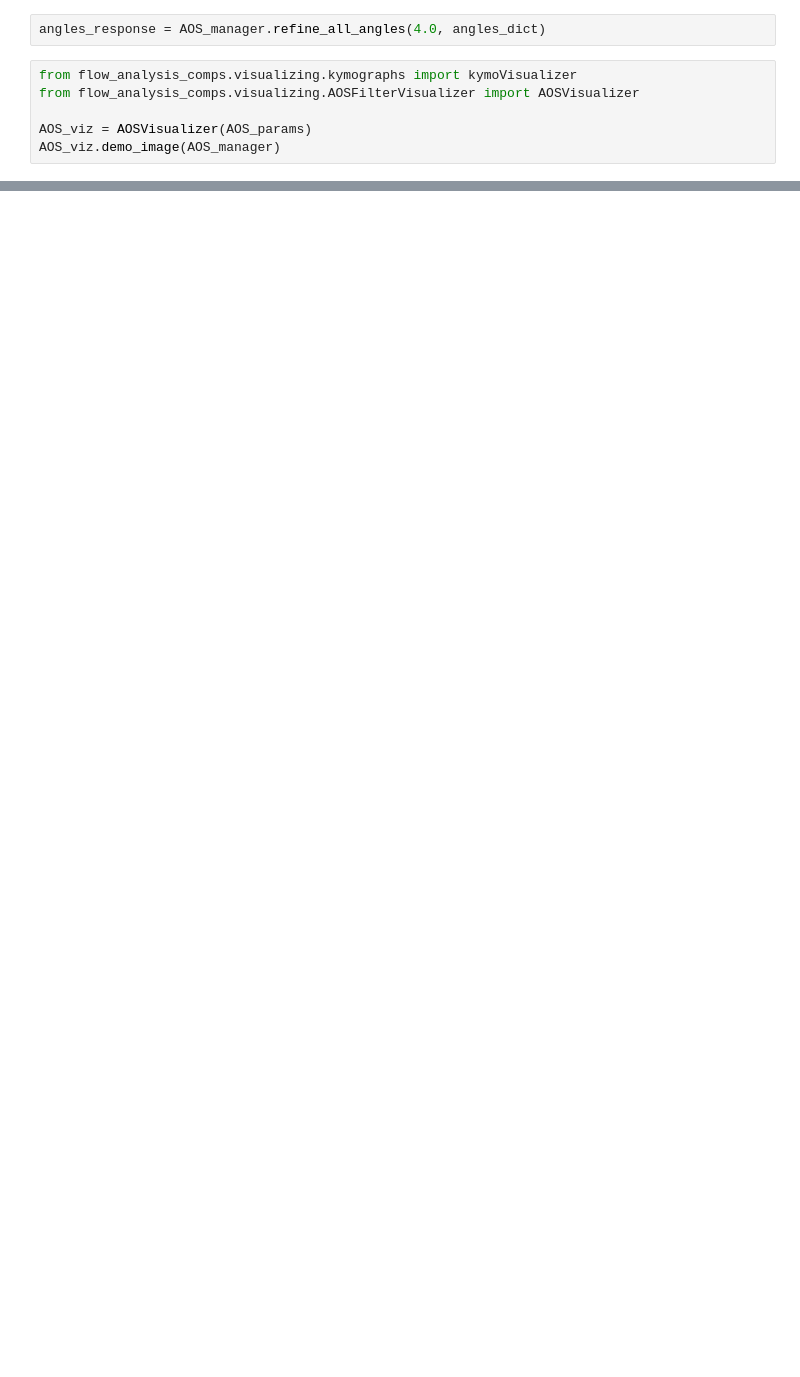
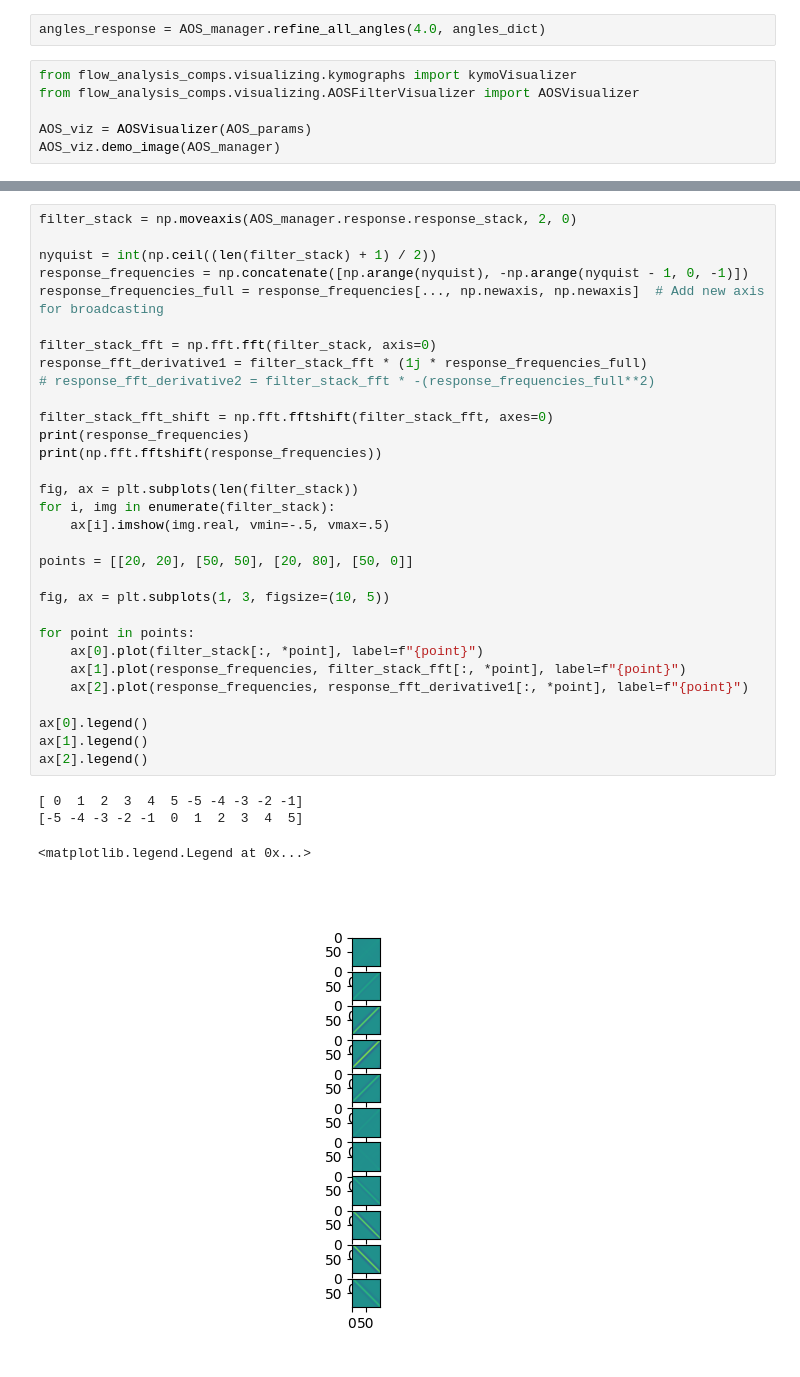
Before and after one commit to Staalduine/flow_analysis_comps, a Jupyter notebook: notebooks/run_AOS.ipynb, the cells around one changed output, grey strips where cells are left out. Cells and saved outputs as stored; diff of their text form; blank space fills up the shorter version.

```diff
--- a/notebooks/run_AOS.ipynb
+++ b/notebooks/run_AOS.ipynb
@@ -51,0 +118,36 @@ AOS_viz.demo_image(AOS_manager)
+# %%
+filter_stack = np.moveaxis(AOS_manager.response.response_stack, 2, 0)
+
+nyquist = int(np.ceil((len(filter_stack) + 1) / 2))
+response_frequencies = np.concatenate([np.arange(nyquist), -np.arange(nyquist - 1, 0, -1)])
+response_frequencies_full = response_frequencies[..., np.newaxis, np.newaxis]  # Add new axis for broadcasting
+
+filter_stack_fft = np.fft.fft(filter_stack, axis=0)
+response_fft_derivative1 = filter_stack_fft * (1j * response_frequencies_full)
+# response_fft_derivative2 = filter_stack_fft * -(response_frequencies_full**2)
+
+filter_stack_fft_shift = np.fft.fftshift(filter_stack_fft, axes=0)
+print(response_frequencies)
+print(np.fft.fftshift(response_frequencies))
+
+fig, ax = plt.subplots(len(filter_stack))
+for i, img in enumerate(filter_stack):
+    ax[i].imshow(img.real, vmin=-.5, vmax=.5)
+
+points = [[20, 20], [50, 50], [20, 80], [50, 0]]
+
+fig, ax = plt.subplots(1, 3, figsize=(10, 5))
+
+for point in points:
+    ax[0].plot(filter_stack[:, *point], label=f"{point}")
+    ax[1].plot(response_frequencies, filter_stack_fft[:, *point], label=f"{point}")
+    ax[2].plot(response_frequencies, response_fft_derivative1[:, *point], label=f"{point}")
+
+ax[0].legend()
+ax[1].legend()
+ax[2].legend()
+# %% [output]
+[ 0  1  2  3  4  5 -5 -4 -3 -2 -1]
+[-5 -4 -3 -2 -1  0  1  2  3  4  5]
+<matplotlib.legend.Legend at 0x...>
+[figure, added]
```
Also changed, not shown: parts of 12 cells of this notebook, 6 other files.
